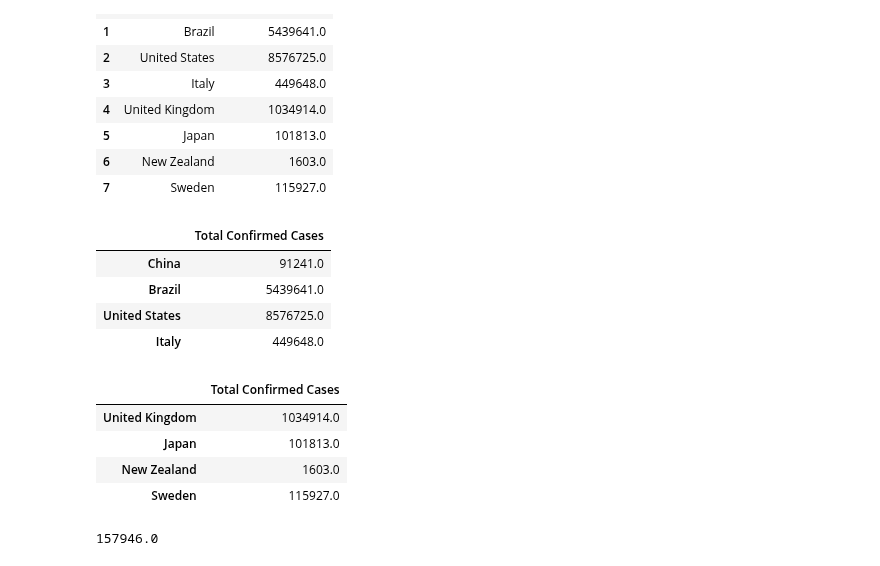
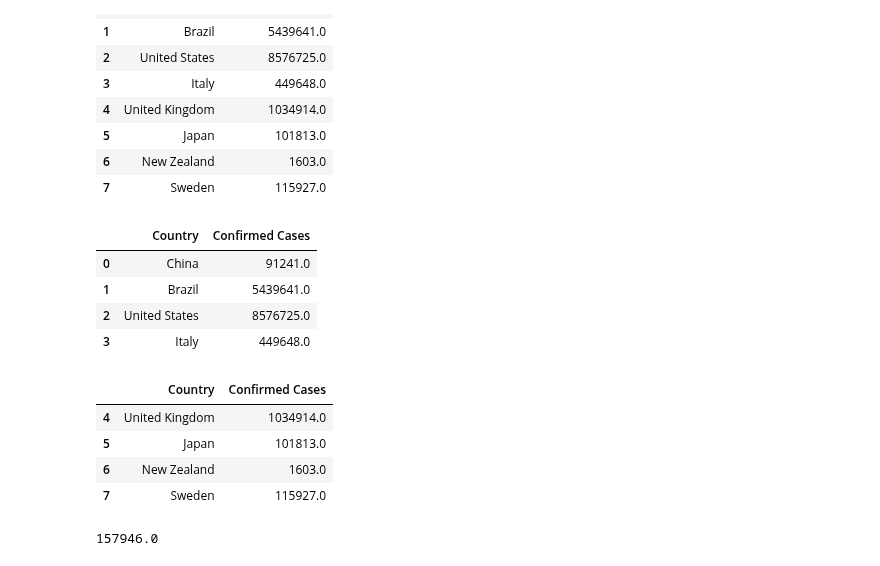
Before and after one commit to rejane-b/Project_1, a Jupyter notebook: Rankings.ipynb, the cells around one changed output. Cells and saved outputs as stored; diff of their text form; code cells hidden in the pictures.

```diff
--- a/Rankings.ipynb
+++ b/Rankings.ipynb
@@ -374,23 +376,23 @@ totals_df
 | 6 | New Zealand | 1603.0 |
 | 7 | Sweden | 115927.0 |
 # %%
-strict_max = totals_df[['China','Brazil','United States','Italy']]
-strict_max.T
+strict_max = totals_df.loc[totals_df['Country'].isin(['China','Brazil','United States','Italy'])]
+strict_max
 # %% [output]
-|  | Total Confirmed Cases |
-| China | 91241.0 |
-| Brazil | 5439641.0 |
-| United States | 8576725.0 |
-| Italy | 449648.0 |
+|  | Country | Confirmed Cases |
+| 0 | China | 91241.0 |
+| 1 | Brazil | 5439641.0 |
+| 2 | United States | 8576725.0 |
+| 3 | Italy | 449648.0 |
 # %%
-lax_max = totals_df[['United Kingdom','Japan','New Zealand','Sweden']]
-lax_max.T
+lax_max = totals_df.loc[totals_df['Country'].isin(['United Kingdom','Japan','New Zealand','Sweden'])]
+lax_max
 # %% [output]
-|  | Total Confirmed Cases |
-| United Kingdom | 1034914.0 |
-| Japan | 101813.0 |
-| New Zealand | 1603.0 |
-| Sweden | 115927.0 |
+|  | Country | Confirmed Cases |
+| 4 | United Kingdom | 1034914.0 |
+| 5 | Japan | 101813.0 |
+| 6 | New Zealand | 1603.0 |
+| 7 | Sweden | 115927.0 |
 # %%
 brazil= data.loc[data['CountryName']=='Brazil']
 brazil_d = brazil['ConfirmedDeaths'].max()
```
Also changed, not shown: parts of 12 cells of this notebook.
